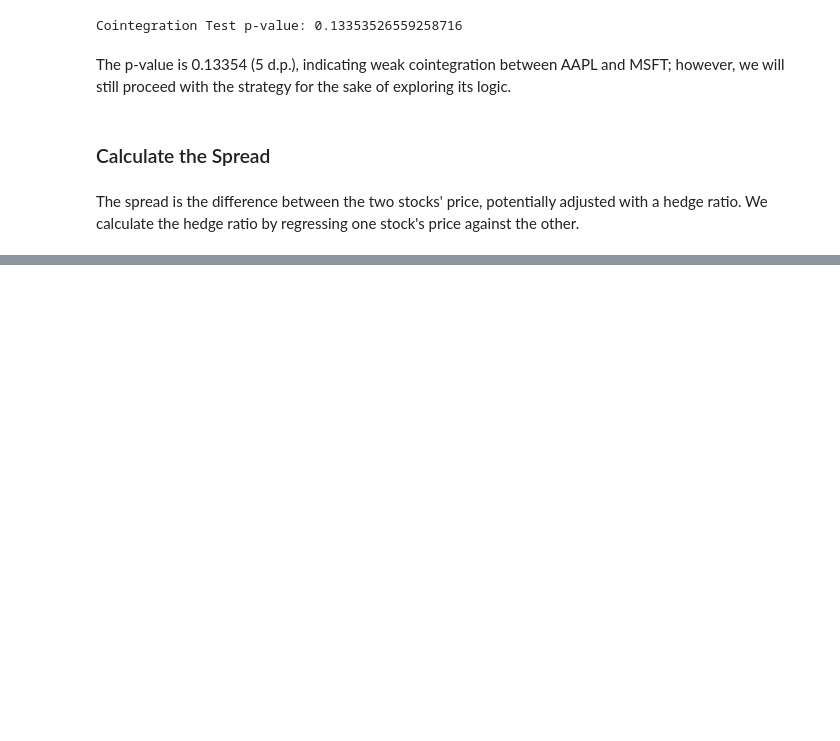
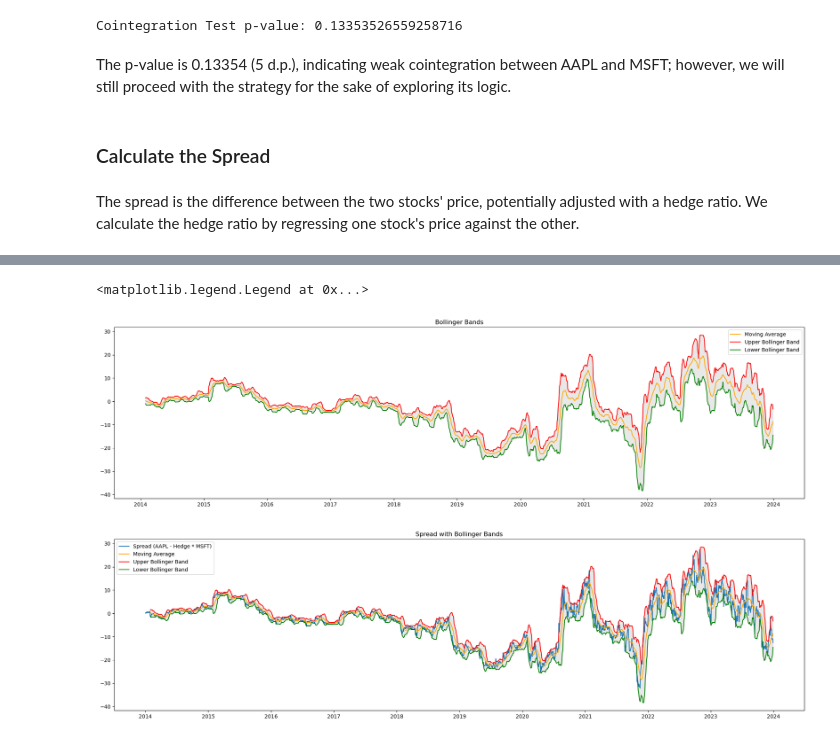
Before and after one commit to loyiwen/PairsTradingBot, a Jupyter notebook: pairs_trading_logic.ipynb, the cells around one changed output, grey strips where cells are left out. Cells and saved outputs as stored; diff of their text form; code cells hidden in the pictures; blank space fills up the shorter version.

Commit message:
feat: calculated and graphed Bollinger Bands

```diff
--- a/pairs_trading_logic.ipynb
+++ b/pairs_trading_logic.ipynb
@@ -98,0 +109,33 @@ plt.show()
+# %%
+# Calculate Bollinger Bands
+window = 20
+
+# Calculate moving average and standard deviation
+rolling_mean = spread.rolling(window).mean()
+rolling_std = spread.rolling(window).std()
+
+# Calculate upper and lower Bollinger Bands
+upper_band = rolling_mean + (2 * rolling_std)
+lower_band = rolling_mean - (2 * rolling_std)
+
+# Plot Bollinger Bands
+plt.figure(figsize=(24, 6))
+plt.plot(rolling_mean, label='Moving Average', color='orange')
+plt.plot(upper_band, label='Upper Bollinger Band', color='red')
+plt.plot(lower_band, label='Lower Bollinger Band', color='green')
+plt.fill_between(spread.index, upper_band, lower_band, color='lightgray', alpha=0.5)
+plt.title('Bollinger Bands')
+plt.legend()
+
+plt.figure(figsize=(24, 6))
+plt.plot(spread, label='Spread (AAPL - Hedge * MSFT)')
+plt.plot(rolling_mean, label='Moving Average', color='orange')
+plt.plot(upper_band, label='Upper Bollinger Band', color='red')
+plt.plot(lower_band, label='Lower Bollinger Band', color='green')
+plt.fill_between(spread.index, upper_band, lower_band, color='lightgray', alpha=0.5)
+plt.title('Spread with Bollinger Bands')
+plt.legend()
+# %% [output]
+<matplotlib.legend.Legend at 0x...>
+[figure, added]
+[figure, added]
```
Also changed, not shown: parts of 3 cells of this notebook.
